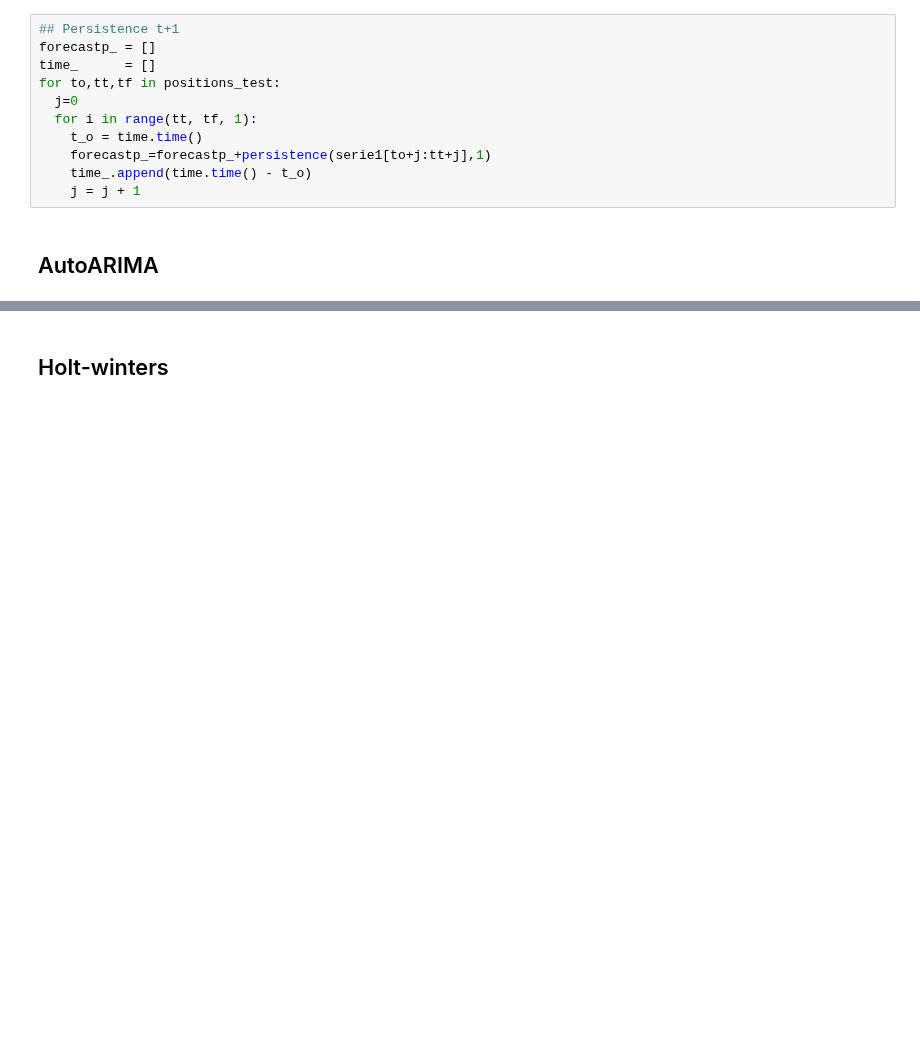
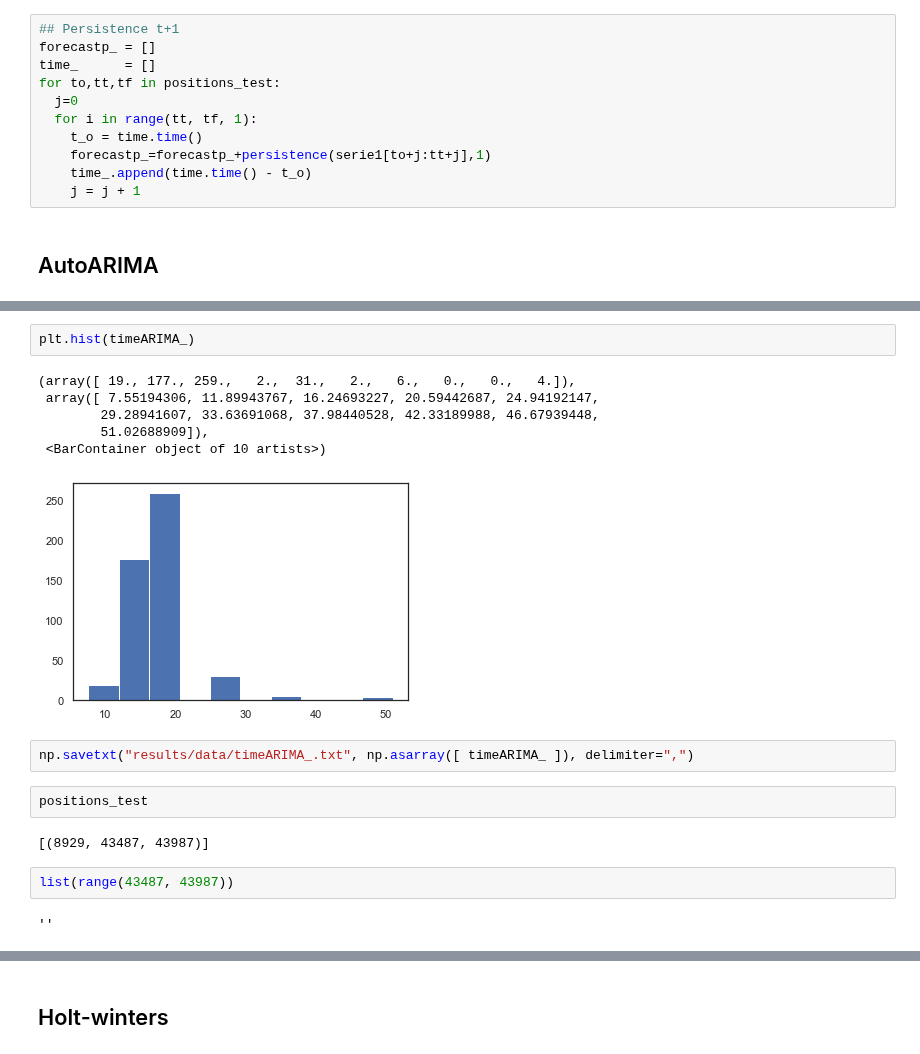
Before and after one commit to urieliram/analog, a Jupyter notebook: sandbox.ipynb, the cells around one changed output, grey strips where cells are left out. Drawn from its saved outputs; the diff is of its cells as text; blank space fills up the shorter version.

```diff
--- a/sandbox.ipynb
+++ b/sandbox.ipynb
@@ -750,0 +788,19 @@ plt.plot(forecastX_ARIMA_)
+# %%
+plt.hist(timeARIMA_)
+# %% [output]
+(array([ 19., 177., 259.,   2.,  31.,   2.,   6.,   0.,   0.,   4.]),
+ array([ 7.55194306, 11.89943767, 16.24693227, 20.59442687, 24.94192147,
+        29.28941607, 33.63691068, 37.98440528, 42.33189988, 46.67939448,
+        51.02688909]),
+ <BarContainer object of 10 artists>)
+[figure, added]
+# %%
+np.savetxt("results/data/timeARIMA_.txt", np.asarray([ timeARIMA_ ]), delimiter=",")
+# %%
+positions_test
+# %% [output]
+[(8929, 43487, 43987)]
+# %%
+list(range(43487, 43987))
+# %% [output]
+''
```
Also changed, not shown: parts of 15 cells of this notebook, 1 other file.
